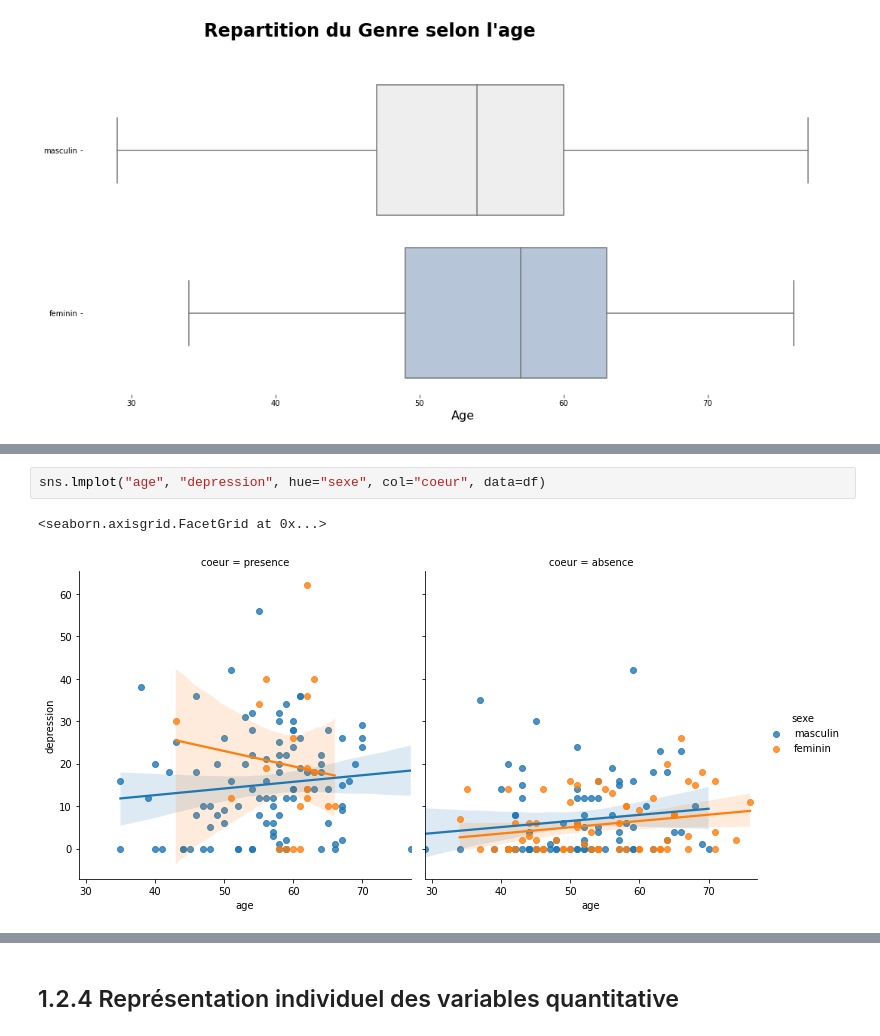
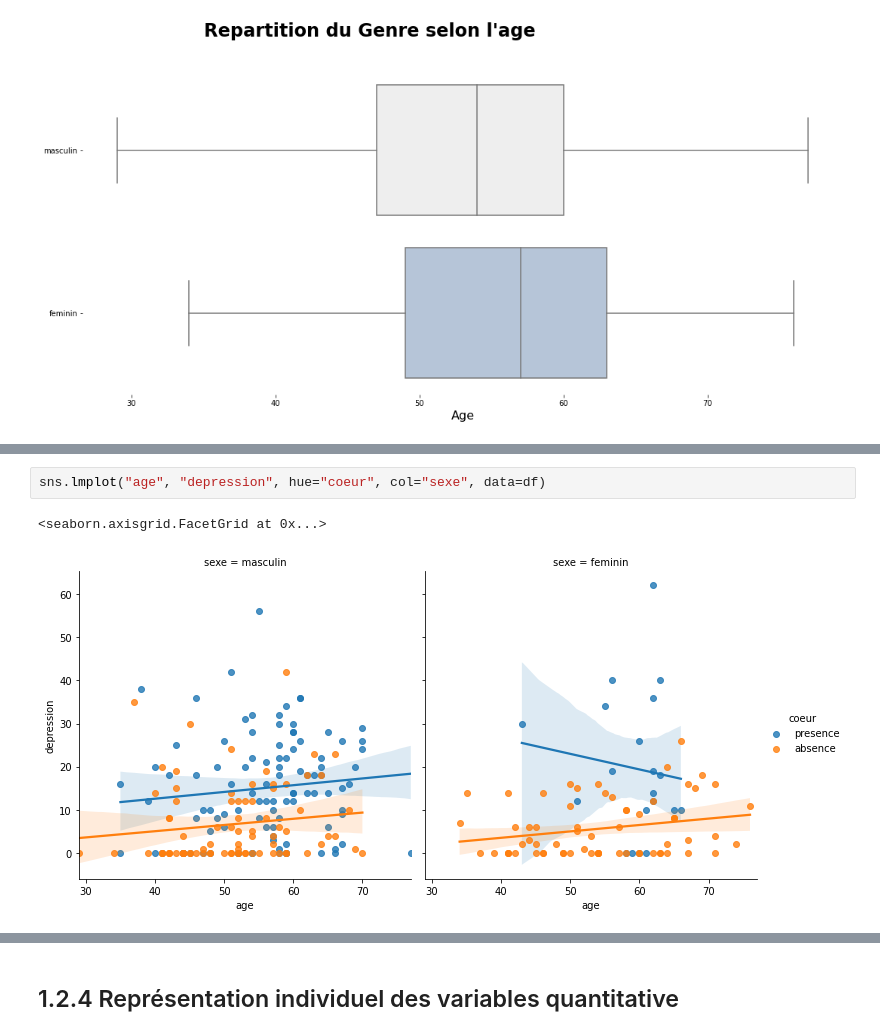
Before and after one commit to kocedric/analyse, a Jupyter notebook: exo1.ipynb, the cells around one changed output, grey strips where cells are left out. Saved outputs shown, nothing was run; the diff lists cells and outputs as text.

```diff
--- a/exo1.ipynb
+++ b/exo1.ipynb
@@ -766,6 +929,6 @@ fig.show()
 # %%
-sns.lmplot("age", "depression", hue="sexe", col="coeur", data=df)
+sns.lmplot("age", "depression", hue="coeur", col="sexe", data=df)
 # %% [output]
 <seaborn.axisgrid.FacetGrid at 0x...>
-[figure, old version]
+[figure, new version]
 # %%
```
Also changed, not shown: parts of 11 cells of this notebook.
